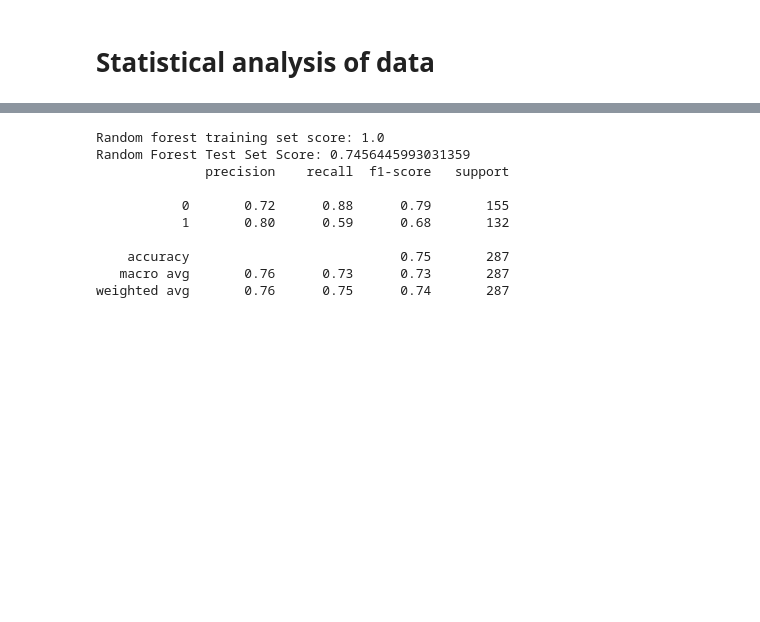
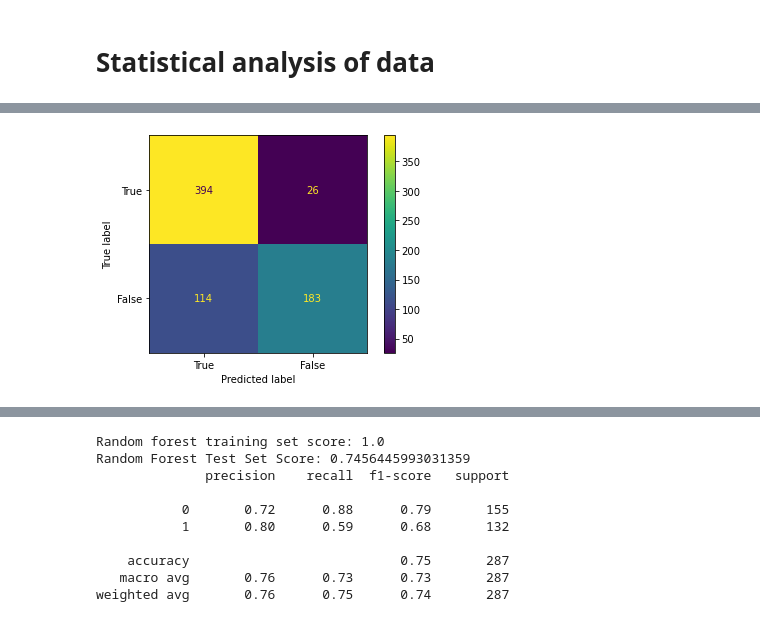
Before and after one commit to LovingAlpaca/Data-Analysis, a Jupyter notebook: csPCa/Model Training csPCa.ipynb, the cells around one changed output, grey strips where cells are left out. Drawn from its saved outputs; the diff is of its cells as text; code cells hidden in the pictures; blank space fills up the shorter version.

```diff
--- a/csPCa/Model Training csPCa.ipynb
+++ b/csPCa/Model Training csPCa.ipynb
@@ -276,0 +323,8 @@ weighted avg       0.96      0.95      0.95       287
+# %%
+##Confusion matrix Compare Gleason_SB with csPCa
+gleason_SB_cf_matrix = confusion_matrix(df['csPCa'],df['csPCa_SB'])
+gleason_SB_cm_display = ConfusionMatrixDisplay(confusion_matrix = gleason_SB_cf_matrix, display_labels = [True, False])
+gleason_SB_cm_display.plot()
+plt.show()
+# %% [output]
+[figure, added]
```
Also changed, not shown: parts of 15 cells of this notebook.
